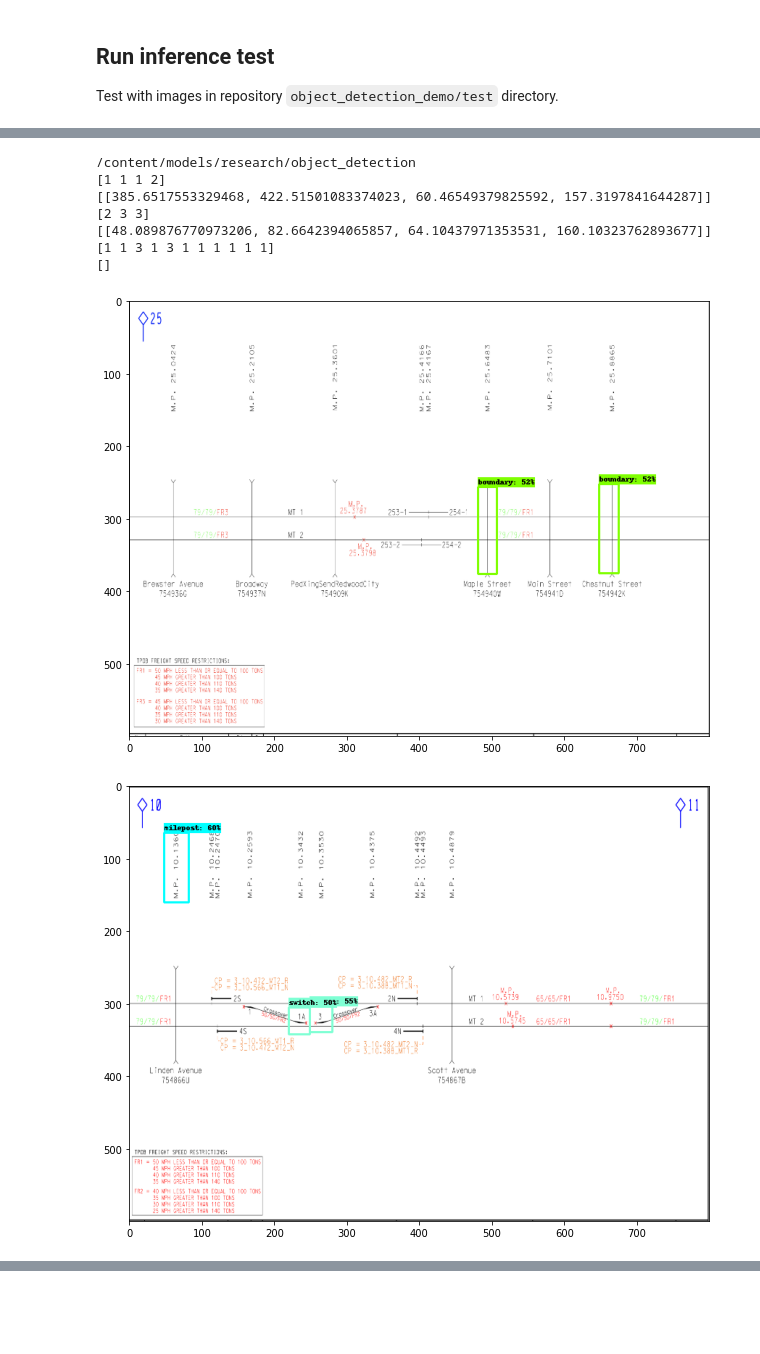
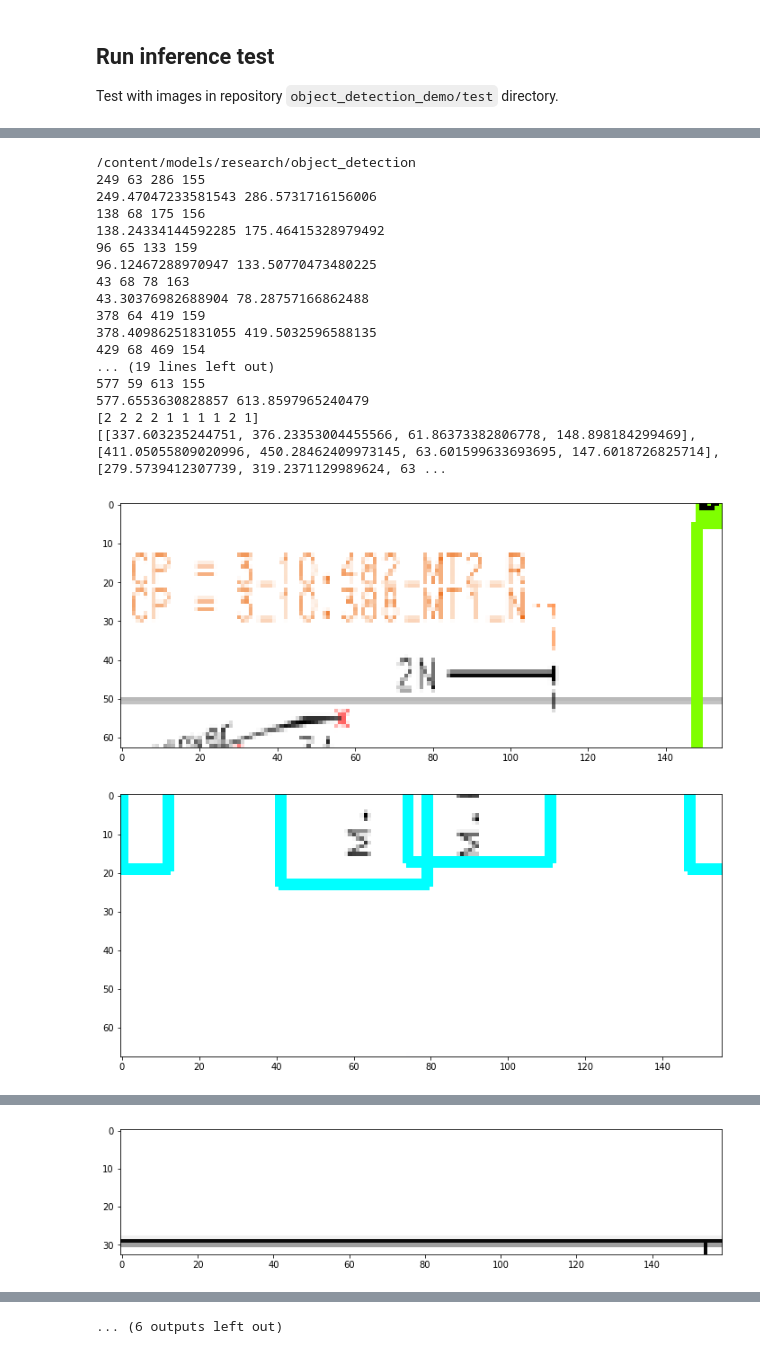
Before and after one commit to aiflow-tech/object_detection_demo, a Jupyter notebook: tensorflow_object_detection_training_colab.ipynb, the cells around one changed output, grey strips where cells are left out. Saved outputs shown, nothing was run; the diff lists cells and outputs as text; code cells hidden in the pictures; blank space fills up the shorter version.

Commit message:
crop implemented

```diff
--- a/tensorflow_object_detection_training_colab.ipynb
+++ b/tensorflow_object_detection_training_colab.ipynb
@@ -487,6 +483,7 @@ import six.moves.urllib as urllib
 import sys
 import tarfile
 import tensorflow as tf
+import cv2
 import zipfile
 
 from collections import defaultdict
@@ -605,39 +602,59 @@ for image_path in TEST_IMAGE_PATHS:
         instance_masks=output_dict.get('detection_masks'),
         use_normalized_coordinates=True,
         line_thickness=3)
 
     boxes = np.squeeze(output_dict['detection_boxes'])
     scores = np.squeeze(output_dict['detection_scores'])
     classes = np.squeeze(output_dict['detection_classes'])
     #set a min thresh score, say 0.8
-    min_score_thresh = 0.4
+    min_score_thresh = 0.8
     bboxes = boxes[scores > min_score_thresh]
     d_classes = classes[scores > min_score_thresh]
     milepost_boxes = bboxes[d_classes == 2]
     #get image size
     im_width, im_height = image.size
     final_box = []
     for box in bboxes:
         ymin, xmin, ymax, xmax = box
         final_box.append([xmin * im_width, xmax * im_width, ymin * im_height, ymax * im_height])
     #print(final_box)
 
     m_box = []
     for box in milepost_boxes:
         ymin, xmin, ymax, xmax = box
         m_box.append([xmin * im_width, xmax * im_width, ymin * im_height, ymax * im_height])
 
+    for box in m_box:
+      ymin, xmin, ymax, xmax = box
+      y,h,x,w =  np.int64(ymin), np.int64(ymax),np.int64(xmin), np.int64(xmax)
+      print(y,h,x,w)
+      print(ymin,xmin)
+      crop_img = image_np[y:y+h, x:x+w]
+      plt.figure(figsize=IMAGE_SIZE)
+      plt.imshow(crop_img)
+
+
     print(d_classes)
     print(m_box)
     plt.figure(figsize=IMAGE_SIZE)
     plt.imshow(image_np)
 # %% [output]
 /content/models/research/object_detection
-[1 1 1 2]
-[[385.6517553329468, 422.51501083374023, 60.46549379825592, 157.3197841644287]]
-[2 3 3]
-[[48.089876770973206, 82.6642394065857, 64.10437971353531, 160.10323762893677]]
-[1 1 3 1 3 1 1 1 1 1 1]
-[]
+249 63 286 155
+249.47047233581543 286.5731716156006
+138 68 175 156
+138.24334144592285 175.46415328979492
+96 65 133 159
+96.12467288970947 133.50770473480225
+43 68 78 163
+43.30376982688904 78.28757166862488
+378 64 419 159
+378.40986251831055 419.5032596588135
+429 68 469 154
+... (19 lines left out)
+577 59 613 155
+577.6553630828857 613.8597965240479
+[2 2 2 2 1 1 1 1 2 1]
+[[337.603235244751, 376.23353004455566, 61.86373382806778, 148.898184299469], [411.05055809020996, 450.28462409973145, 63.601599633693695, 147.6018726825714], [279.5739412307739, 319.2371129989624, 63 ...
-[figure, old version]
+[figure, new version]
-[figure, old version]
+[figure, new version]
@@ -644,0 +668 @@ for image_path in TEST_IMAGE_PATHS:
+[figure, added]
@@ -644,0 +670 @@ for image_path in TEST_IMAGE_PATHS:
+... (6 outputs left out)
```
Also changed, not shown: parts of 13 cells of this notebook.
